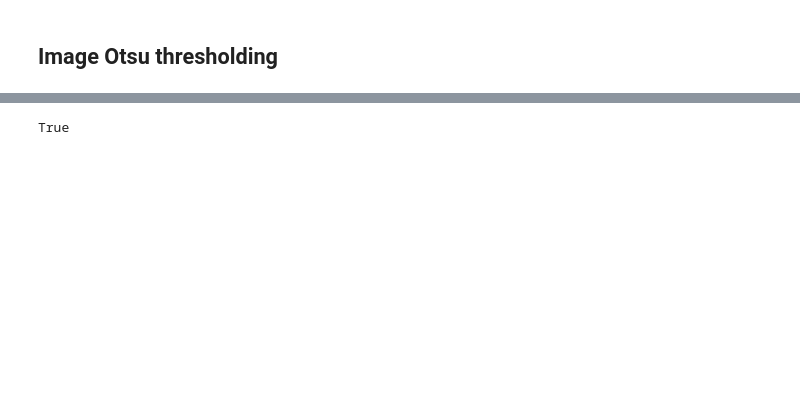
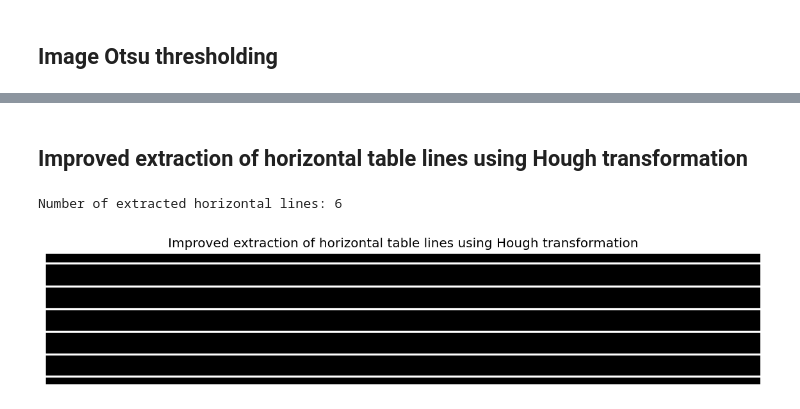
Before and after one commit to dmjovan/Table-Image-OCR-Data-Extraction, a Jupyter notebook: table_extraction.ipynb, the cells around one changed output, grey strips where cells are left out. Saved outputs shown, nothing was run; the diff lists cells and outputs as text; code cells hidden in the pictures; blank space fills up the shorter version.

```diff
--- a/table_extraction.ipynb
+++ b/table_extraction.ipynb
@@ -90,0 +97,15 @@ plt.show();
+# %%
+kernel_len = N//15
+kernel_for_horiz = 1/kernel_len * np.ones((1, kernel_len))
+kernel_for_vert = 1/kernel_len * np.ones((kernel_len, 1))
+
+img_horizontals = ndimage.correlate(img_otsu, kernel_for_horiz)
+img_horizontals = binary_dilation(img_horizontals, disk(radius=5))
+horizontal_lines = binary_erosion(img_horizontals, disk(radius = 3))
+
+img_verticals = ndimage.correlate(img_otsu, kernel_for_vert)
+img_verticals = binary_dilation(img_verticals, disk(radius=5))
+vertical_lines = binary_erosion(img_verticals, disk(radius = 3))
+
+table_lines = horizontal_lines + vertical_lines
+data = img_otsu*(~(table_lines))
@@ -141,13 +138,42 @@ plt.show()
-# %%
-img_otsu_cv2 = cv2.imread(img_otsu_name)
-im_otsu_cv2_gray = cv2.cvtColor(img_otsu_cv2, cv2.COLOR_BGR2GRAY)
-
-img_table_lines_cv2 = cv2.imread(img_table_lines_name)
-im_table_lines_cv2_gray = cv2.cvtColor(img_table_lines_cv2, cv2.COLOR_BGR2GRAY)
-contours, hierarchy = cv2.findContours(im_table_lines_cv2_gray, cv2.RETR_TREE, cv2.CHAIN_APPROX_SIMPLE)
-
-img_contours = np.zeros(img.shape)
-cv2.drawContours(img_contours, contours, -1, (0,255,0), 3)
-cv2.imwrite(img_name + '_contours'+img_ext,img_contours)
-# %% [output]
-True
+# %% [markdown]
+## Improved extraction of horizontal table lines using Hough transformation
+# %%
+hspace, angles, distances = hough_line(horizontal_lines)
+_, angles_hor, dists_hor = hough_line_peaks(hspace, angles, distances)
+
+num_horizontals = len(angles_hor)
+print('Number of extracted horizontal lines: %d \n' %(num_horizontals))
+
+img_hor = np.zeros((M, N))
+
+for i in range(len(angles_hor)):
+    theta = angles_hor[i]
+    rho = dists_hor[i]
+
+    img_one_hor_line_extracted = np.zeros((M,N))
+
+    a = np.cos(theta)
+    b = np.sin(theta)
+
+    x0 = a*rho
+    y0 = b*rho
+
+    x1 = int(x0 + 3000*(-b))
+    y1 = int(y0 + 3000*(a))
+    x2 = int(x0 - 3000*(-b))
+    y2 = int(y0 - 3000*(a))
+
+    rr, cc = line(y1, x1, y2, x2)
+
+    img_one_hor_line_extracted[rr, cc] = 1
+    img_one_hor_line_extracted = binary_dilation(img_one_hor_line_extracted, disk(radius=5))
+    img_hor += img_one_hor_line_extracted
+
+figure(figsize = (12, 12), dpi = 120);
+imshow(img_hor, cmap='gray',  vmin = 0, vmax = 1)
+plt.title('Improved extraction of horizontal table lines using Hough transformation')
+plt.axis('off')
+plt.show()
+# %% [output]
+Number of extracted horizontal lines: 6
+[figure, added]
```
Also changed, not shown: parts of 21 cells of this notebook, 33 other files.
